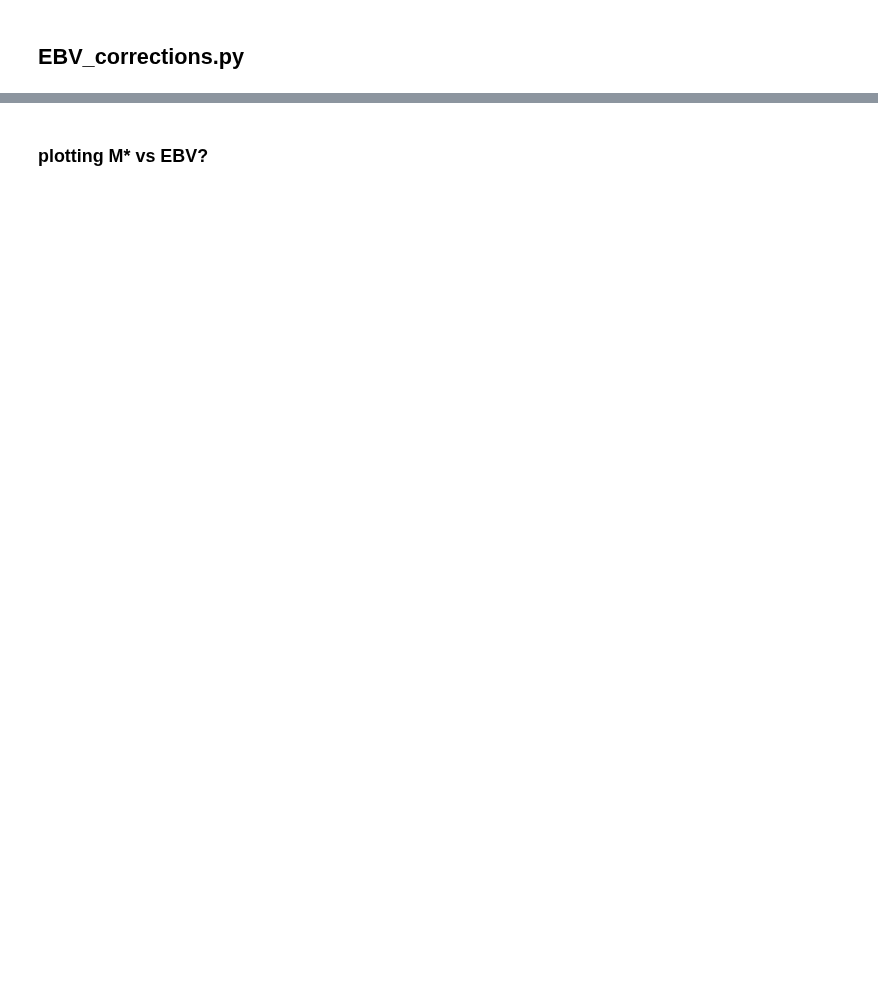
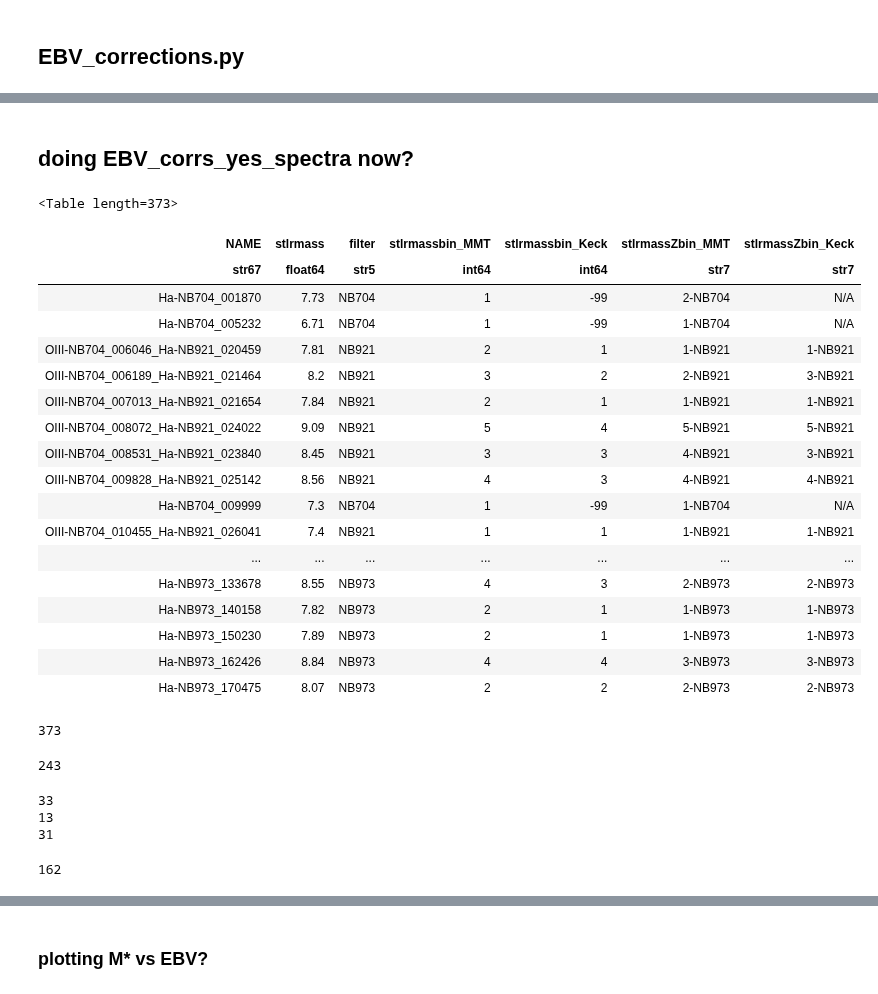
Before and after one commit to kaitshin/LowM_MainSequence, a Jupyter notebook: testing_ebv_+_mainseq_plot_fiddling.ipynb, the cells around one changed output, grey strips where cells are left out. Saved outputs shown, nothing was run; the diff lists cells and outputs as text; code cells hidden in the pictures; blank space fills up the shorter version.

```diff
--- a/testing_ebv_+_mainseq_plot_fiddling.ipynb
+++ b/testing_ebv_+_mainseq_plot_fiddling.ipynb
@@ -803,0 +437,45 @@ num in NB973: 91
+# %% [markdown]
+## doing EBV_corrs_yes_spectra now?
+# %%
+tab_yes_spectra
+# %% [output]
+<Table length=373>
+| NAME | stlrmass | filter | stlrmassbin_MMT | stlrmassbin_Keck | stlrmassZbin_MMT | stlrmassZbin_Keck |
+| str67 | float64 | str5 | int64 | int64 | str7 | str7 |
+| Ha-NB704_001870 | 7.73 | NB704 | 1 | -99 | 2-NB704 | N/A |
+| Ha-NB704_005232 | 6.71 | NB704 | 1 | -99 | 1-NB704 | N/A |
+| OIII-NB704_006046_Ha-NB921_020459 | 7.81 | NB921 | 2 | 1 | 1-NB921 | 1-NB921 |
+| OIII-NB704_006189_Ha-NB921_021464 | 8.2 | NB921 | 3 | 2 | 2-NB921 | 3-NB921 |
+| OIII-NB704_007013_Ha-NB921_021654 | 7.84 | NB921 | 2 | 1 | 1-NB921 | 1-NB921 |
+| OIII-NB704_008072_Ha-NB921_024022 | 9.09 | NB921 | 5 | 4 | 5-NB921 | 5-NB921 |
+| OIII-NB704_008531_Ha-NB921_023840 | 8.45 | NB921 | 3 | 3 | 4-NB921 | 3-NB921 |
+| OIII-NB704_009828_Ha-NB921_025142 | 8.56 | NB921 | 4 | 3 | 4-NB921 | 4-NB921 |
+| Ha-NB704_009999 | 7.3 | NB704 | 1 | -99 | 1-NB704 | N/A |
+| OIII-NB704_010455_Ha-NB921_026041 | 7.4 | NB921 | 1 | 1 | 1-NB921 | 1-NB921 |
+| ... | ... | ... | ... | ... | ... | ... |
+| Ha-NB973_133678 | 8.55 | NB973 | 4 | 3 | 2-NB973 | 2-NB973 |
+| Ha-NB973_140158 | 7.82 | NB973 | 2 | 1 | 1-NB973 | 1-NB973 |
+| Ha-NB973_150230 | 7.89 | NB973 | 2 | 1 | 1-NB973 | 1-NB973 |
+| Ha-NB973_162426 | 8.84 | NB973 | 4 | 4 | 3-NB973 | 3-NB973 |
+| Ha-NB973_170475 | 8.07 | NB973 | 2 | 2 | 2-NB973 | 2-NB973 |
+# %%
+len(yes_spectra)
+# %% [output]
+373
+# %%
+gg = np.where(HB_SNR[yes_spectra] >= 5)[0]
+len(gg)
+# %% [output]
+243
+# %%
+print len(np.where(HA_FLUX[yes_spectra][gg] == -1)[0])
+print len(np.where(HA_FLUX[yes_spectra][gg] == 0)[0])
+print len(np.where(HA_FLUX[yes_spectra][gg] > 99)[0])
+
+ggg = np.where((HB_SNR[yes_spectra] >= 5) & (HA_FLUX[yes_spectra] > 1e-20) & (HA_FLUX[yes_spectra] < 99))[0]
+len(ggg)
+# %% [output]
+33
+13
+31
+162
```
Also changed, not shown: parts of 32 cells of this notebook.
